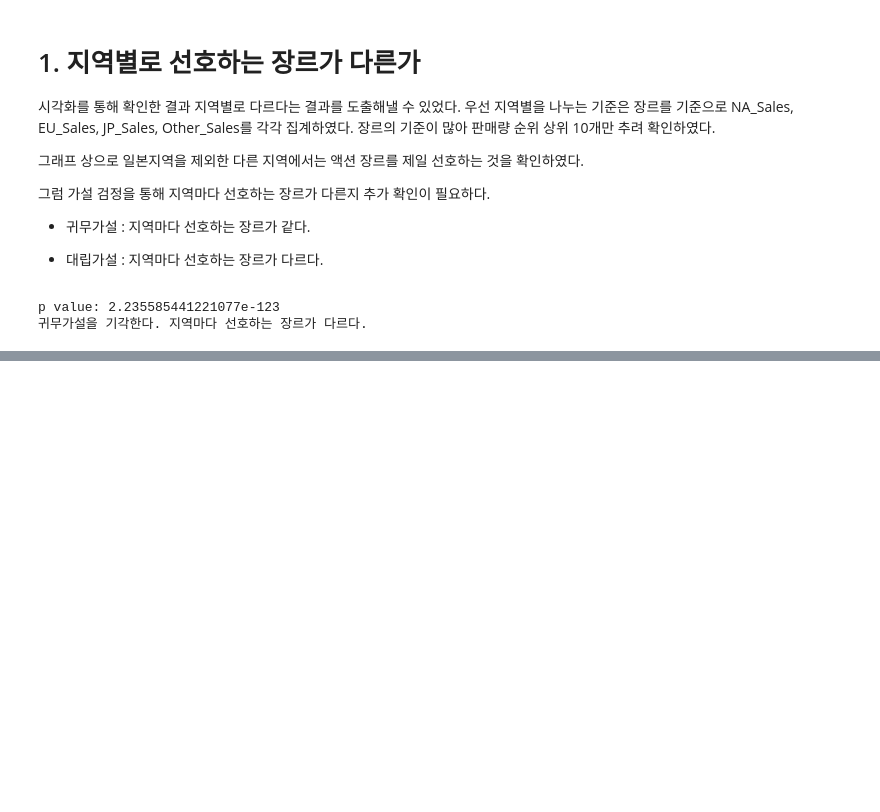
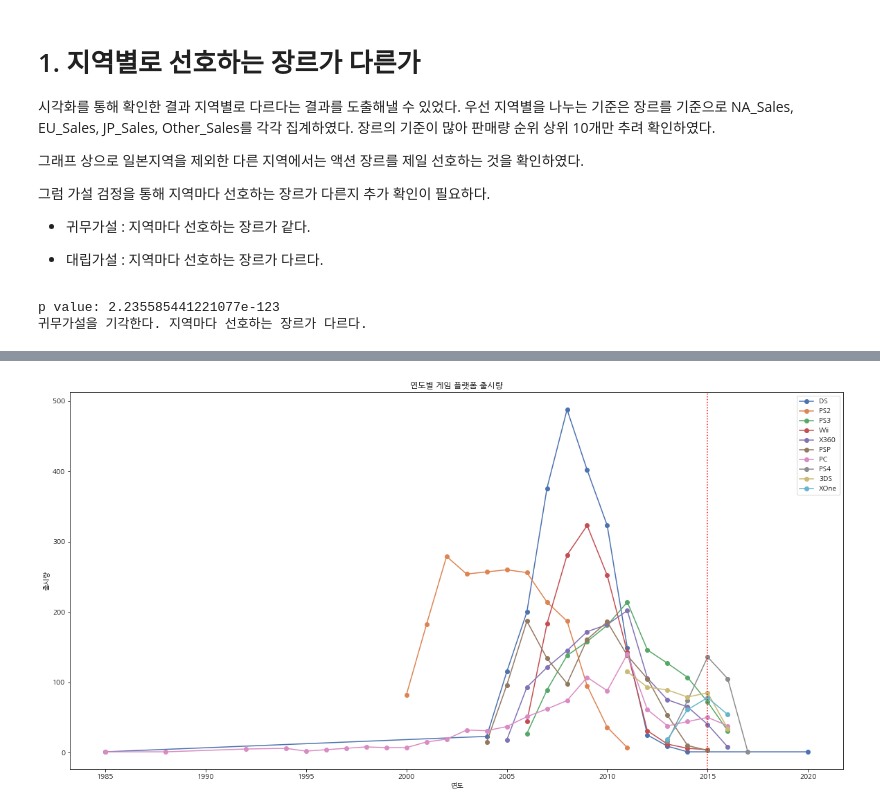
Before and after one commit to yskim1230/AIB_Section1-PJT_Game-Production-Plan, a Jupyter notebook: AI_18_Section1_pjt(김영석)_Visuallization_과정.ipynb, the cells around one changed output, grey strips where cells are left out. Drawn from its saved outputs; the diff is of its cells as text; code cells hidden in the pictures; blank space fills up the shorter version.

```diff
--- a/AI_18_Section1_pjt(김영석)_Visuallization_과정.ipynb
+++ b/AI_18_Section1_pjt(김영석)_Visuallization_과정.ipynb
@@ -163,0 +288,72 @@ Name: Count, Length: 388, dtype: bool
+# %%
+df_platform_count = df.groupby('Platform').size().reset_index(name='Count')
+#print(df_platform_count.sort_values('Count',ascending=False))
+
+sns.set_palette('deep')
+
+# 연도별 플랫폼 출시 비율 그래프 형태 (꺾은선)
+plt.figure(figsize=(20, 10))
+
+#
+DS_filter = df.Platform == 'DS' # 조건식 작성
+df_DS = df.loc[DS_filter]
+df_DS = df_DS.groupby(['Year', 'Platform']).size().reset_index(name='Count')
+plt.plot(df_DS['Year'], df_DS['Count'],marker='o',label = 'DS')
+
+PS2_filter = df.Platform == 'PS2' # 조건식 작성
+df_PS2 = df.loc[PS2_filter]
+df_PS2 = df_PS2.groupby(['Year', 'Platform']).size().reset_index(name='Count')
+plt.plot(df_PS2['Year'], df_PS2['Count'],marker='o',label = 'PS2')
+
+PS3_filter = df.Platform == 'PS3' # 조건식 작성
+df_PS3 = df.loc[PS3_filter]
+df_PS3 = df_PS3.groupby(['Year', 'Platform']).size().reset_index(name='Count')
+plt.plot(df_PS3['Year'], df_PS3['Count'],marker='o',label = 'PS3')
+
+Wii_filter = df.Platform == 'Wii' # 조건식 작성
+df_Wii = df.loc[Wii_filter]
+df_Wii = df_Wii.groupby(['Year', 'Platform']).size().reset_index(name='Count')
+plt.plot(df_Wii['Year'], df_Wii['Count'],marker='o',label = 'Wii')
+
+X360_filter = df.Platform == 'X360' # 조건식 작성
+df_X360 = df.loc[X360_filter]
+df_X360 = df_X360.groupby(['Year', 'Platform']).size().reset_index(name='Count')
+plt.plot(df_X360['Year'], df_X360['Count'],marker='o',label = 'X360')
+
+PSP_filter = df.Platform == 'PSP' # 조건식 작성
+df_PSP = df.loc[PSP_filter]
+df_PSP = df_PSP.groupby(['Year', 'Platform']).size().reset_index(name='Count')
+plt.plot(df_PSP['Year'], df_PSP['Count'],marker='o',label = 'PSP')
+
+PC_filter = df.Platform == 'PC' # 조건식 작성
+df_PC = df.loc[PC_filter]
+df_PC = df_PC.groupby(['Year', 'Platform']).size().reset_index(name='Count')
+plt.plot(df_PC['Year'], df_PC['Count'],marker='o',label = 'PC')
+
+PS4_filter = df.Platform == 'PS4' # 조건식 작성
+df_PS4 = df.loc[PS4_filter]
+df_PS4 = df_PS4.groupby(['Year', 'Platform']).size().reset_index(name='Count')
+plt.plot(df_PS4['Year'], df_PS4['Count'],marker='o',label = 'PS4')
+
+DS3_filter = df.Platform == '3DS' # 조건식 작성
+df_3DS = df.loc[DS3_filter]
+df_3DS = df_3DS.groupby(['Year', 'Platform']).size().reset_index(name='Count')
+plt.plot(df_3DS['Year'], df_3DS['Count'],marker='o',label = '3DS')
+
+XOne_filter = df.Platform == 'XOne' # 조건식 작성
+df_XOne = df.loc[XOne_filter]
+df_XOne = df_XOne.groupby(['Year', 'Platform']).size().reset_index(name='Count')
+plt.plot(df_XOne['Year'], df_XOne['Count'],marker='o',label = 'XOne')
+plt.legend()
+
+plt.axvline(x=2015, color='r', linestyle=':')
+
+plt.title('연도별 게임 플랫폼 출시량')
+plt.xlabel('연도')
+plt.ylabel('출시량')
+plt.show()
+
+# 2010~2015년을 기점으로 하여 DS,Wii,X360등 전통적인 강세였던 플랫폼들이 감소세에 있으며 급격한 성장 그래프를 보인 ps4의 수요가 늘어나고 있다.
+# 따라서 PS4를 Platform으로 채택한다.
+# %% [output]
+[figure, added]
```
Also changed, not shown: parts of 18 cells of this notebook, 8 other files.
